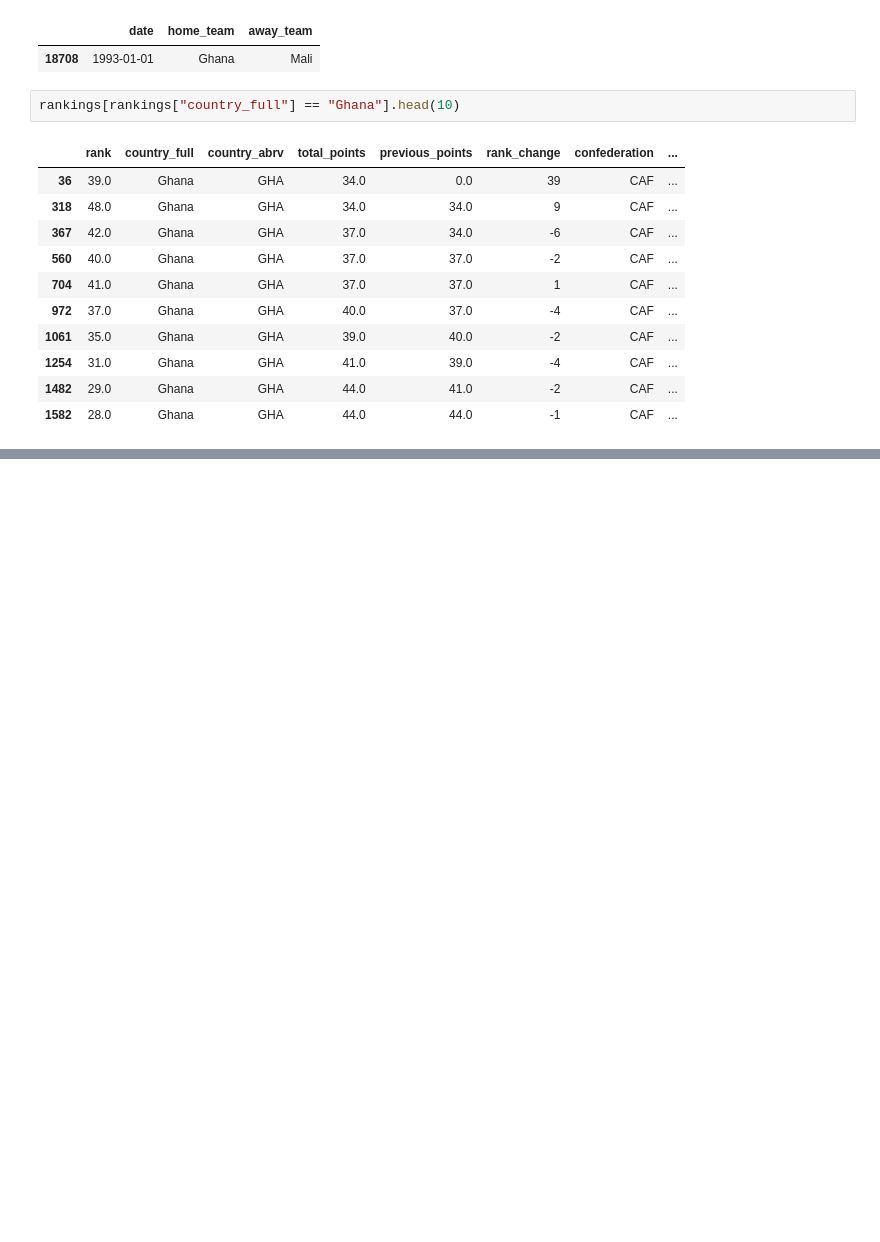
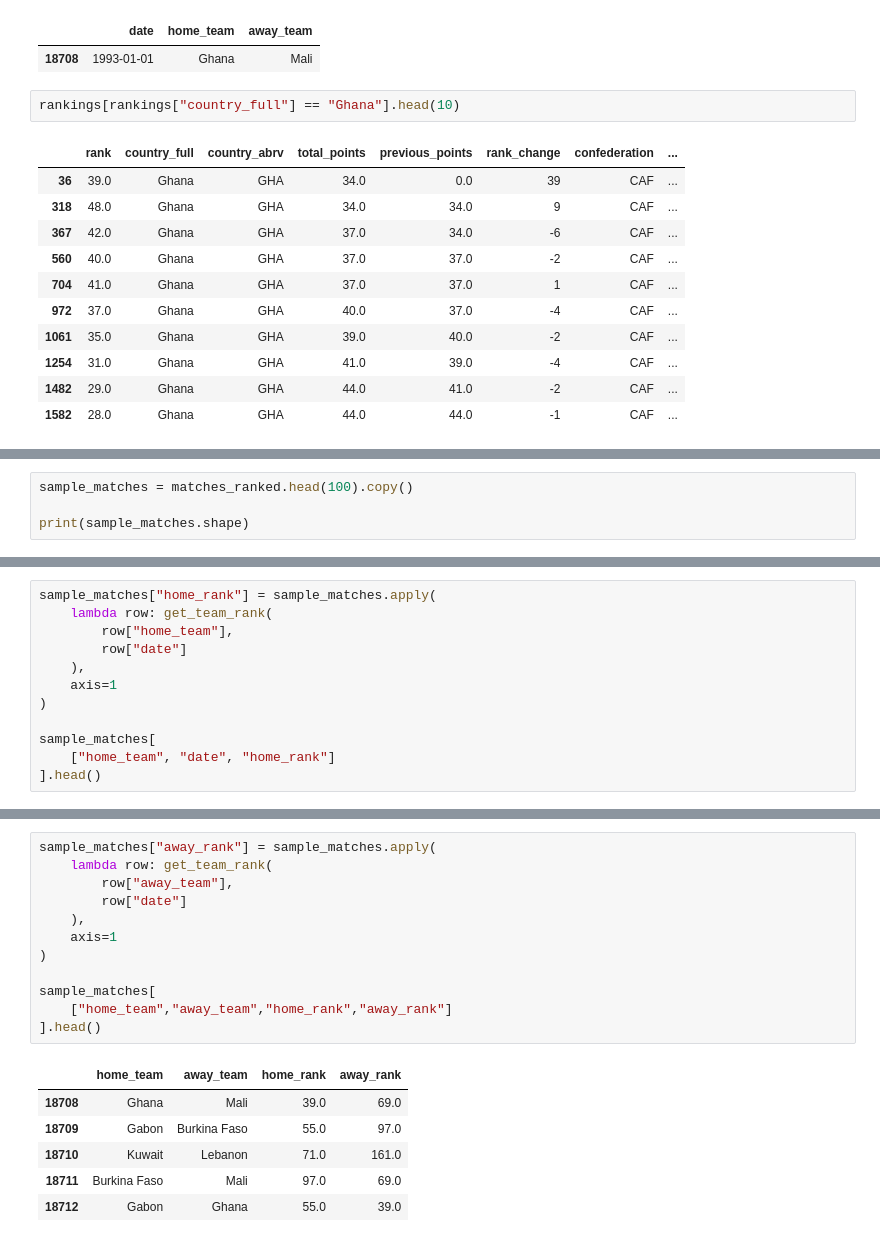
Before and after one commit to saurabh12nxf/Football_prediction, a Jupyter notebook: fifa_predictor/notebooks/01_eda.ipynb, the cells around one changed output, grey strips where cells are left out. Drawn from its saved outputs; the diff is of its cells as text; blank space fills up the shorter version.

```diff
--- a/fifa_predictor/notebooks/01_eda.ipynb
+++ b/fifa_predictor/notebooks/01_eda.ipynb
@@ -479,0 +636,4 @@ rankings[rankings["country_full"] == "Ghana"].head(10)
+# %%
+sample_matches = matches_ranked.head(100).copy()
+
+print(sample_matches.shape)
@@ -479,0 +642,12 @@ rankings[rankings["country_full"] == "Ghana"].head(10)
+# %%
+sample_matches["home_rank"] = sample_matches.apply(
+    lambda row: get_team_rank(
+        row["home_team"],
+        row["date"]
+    ),
+    axis=1
+)
+
+sample_matches[
+    ["home_team", "date", "home_rank"]
+].head()
@@ -479,0 +661,19 @@ rankings[rankings["country_full"] == "Ghana"].head(10)
+# %%
+sample_matches["away_rank"] = sample_matches.apply(
+    lambda row: get_team_rank(
+        row["away_team"],
+        row["date"]
+    ),
+    axis=1
+)
+
+sample_matches[
+    ["home_team","away_team","home_rank","away_rank"]
+].head()
+# %% [output]
+|  | home_team | away_team | home_rank | away_rank |
+| 18708 | Ghana | Mali | 39.0 | 69.0 |
+| 18709 | Gabon | Burkina Faso | 55.0 | 97.0 |
+| 18710 | Kuwait | Lebanon | 71.0 | 161.0 |
+| 18711 | Burkina Faso | Mali | 97.0 | 69.0 |
+| 18712 | Gabon | Ghana | 55.0 | 39.0 |
```
Also changed, not shown: parts of 17 cells of this notebook.
